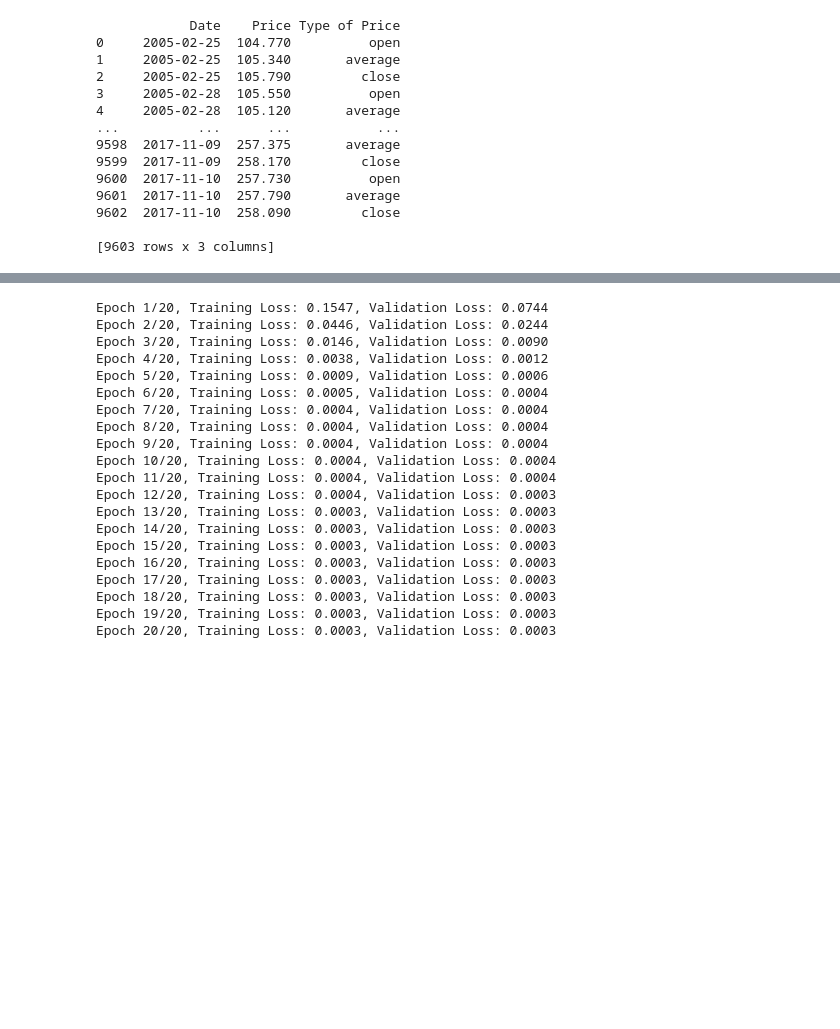
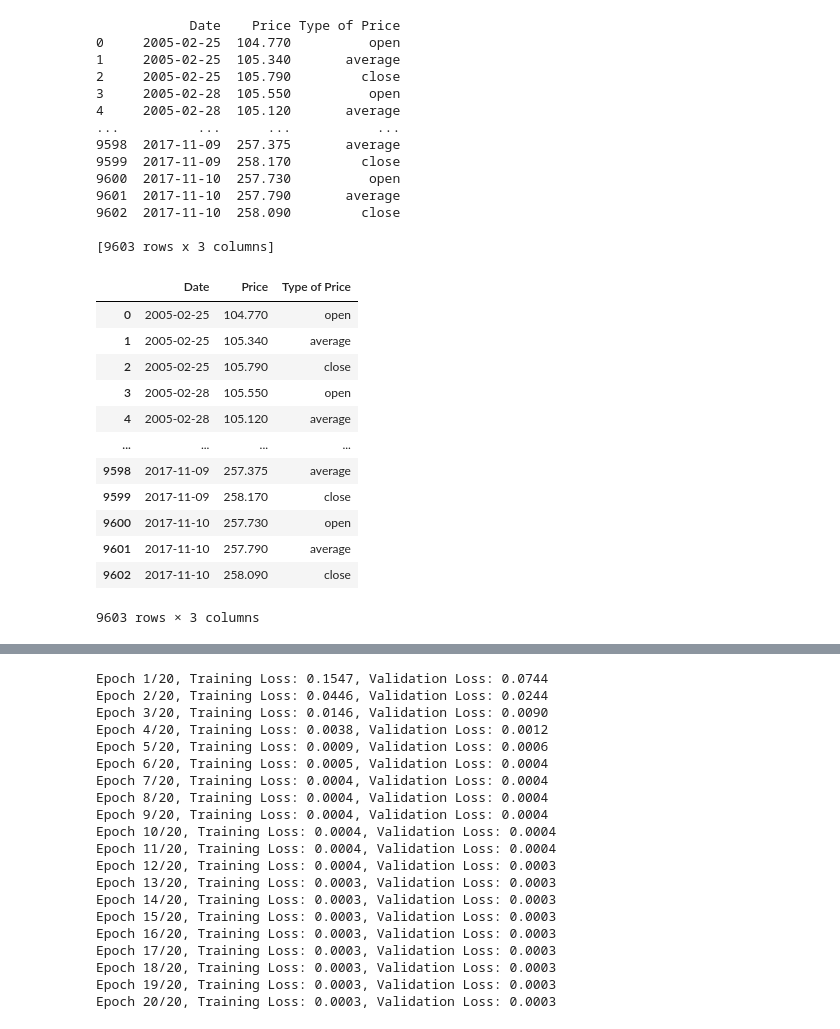
Before and after one commit to AdamChoong0095/NUS-Stock-Data, a Jupyter notebook: stock_price_prediction.ipynb, the cells around one changed output, grey strips where cells are left out. Drawn from its saved outputs; the diff is of its cells as text; code cells hidden in the pictures; blank space fills up the shorter version.

```diff
--- a/stock_price_prediction.ipynb
+++ b/stock_price_prediction.ipynb
@@ -153,6 +127,23 @@ print(sp500) # test case
 9602  2017-11-10  258.090         close
 
 [9603 rows x 3 columns]
+# %%
+sp500['Date'] = pd.to_datetime(sp500['Date'])
+sp500
+# %% [output]
+|  | Date | Price | Type of Price |
+| 0 | 2005-02-25 | 104.770 | open |
+| 1 | 2005-02-25 | 105.340 | average |
+| 2 | 2005-02-25 | 105.790 | close |
+| 3 | 2005-02-28 | 105.550 | open |
+| 4 | 2005-02-28 | 105.120 | average |
+| ... | ... | ... | ... |
+| 9598 | 2017-11-09 | 257.375 | average |
+| 9599 | 2017-11-09 | 258.170 | close |
+| 9600 | 2017-11-10 | 257.730 | open |
+| 9601 | 2017-11-10 | 257.790 | average |
+| 9602 | 2017-11-10 | 258.090 | close |
+9603 rows × 3 columns
 # %%
 #######################################################
 #  Scaling and Data Splitting
```
Also changed, not shown: parts of 8 cells of this notebook.
